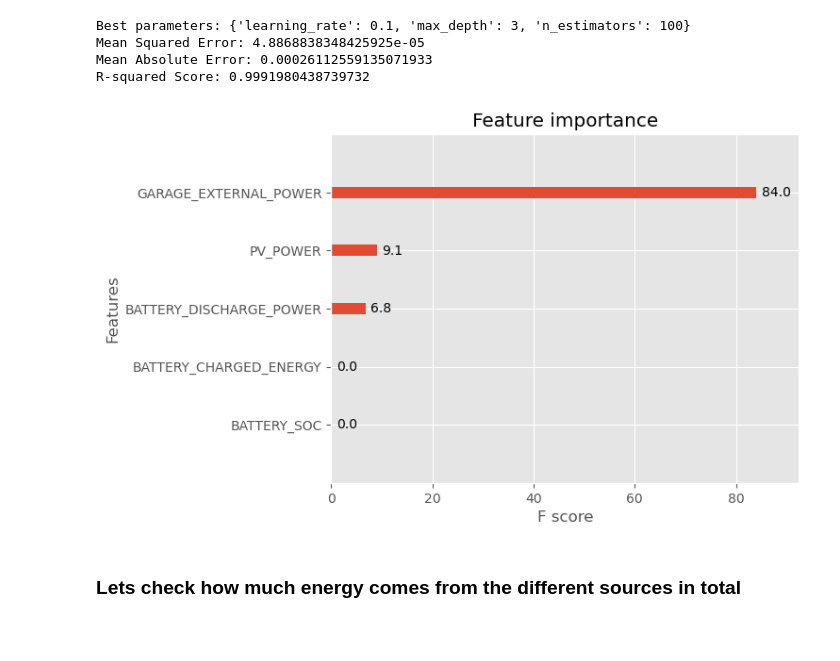
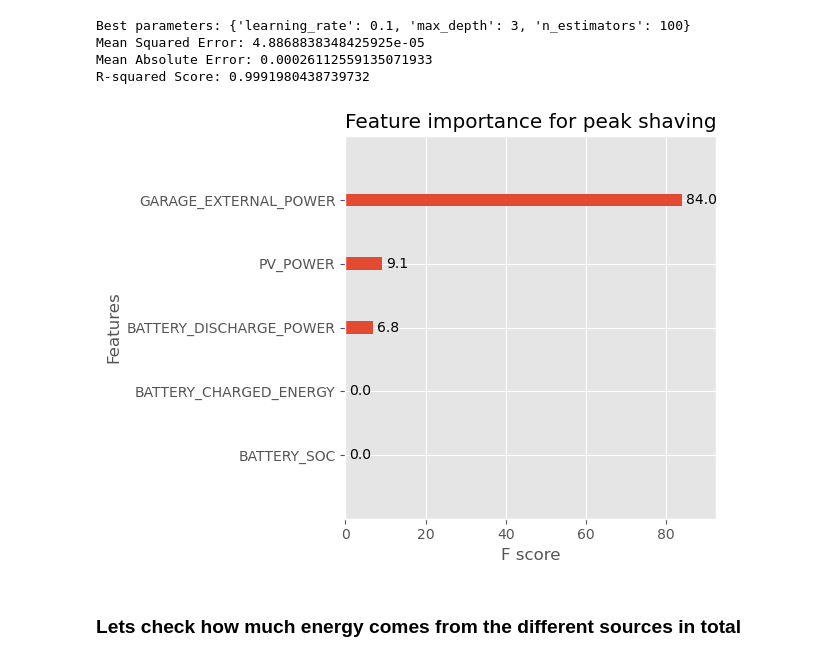
Before and after one commit to SanchoSamba/DS-project, a Jupyter notebook: explor_Adam_Rychert.ipynb, the cells around one changed output. Drawn from its saved outputs; the diff is of its cells as text; code cells hidden in the pictures; blank space fills up the shorter version.

```diff
--- a/explor_Adam_Rychert.ipynb
+++ b/explor_Adam_Rychert.ipynb
@@ -910,6 +946,8 @@ print('Maximum BATTERY_SOC when Peak_Shaving is True:', max_battery_soc)
 Average BATTERY_SOC when Peak_Shaving is True: 35.27068832173241
 Minimum BATTERY_SOC when Peak_Shaving is True: 7.5
 Maximum BATTERY_SOC when Peak_Shaving is True: 54.5
+# %%
+ds_static = ds_static.drop(['DRAWN_FROM'], axis=1)
 # %%
 from sklearn.model_selection import train_test_split, GridSearchCV
 from xgboost import XGBRegressor
@@ -969,16 +1007,19 @@ R-squared Score: 0.9991980438739732
 # %%
 # Get feature importance
 importance = best_model.get_booster().get_score(importance_type='total_gain')
 
 # Normalize the values to get percentages
 total = sum(importance.values())
 importance = {k: round((v / total) * 100, 1) for k, v in importance.items()}
 
 # Plot feature importance
 xgb.plot_importance(importance)
+plt.title('Feature importance for peak shaving')
+plt.tight_layout()
+plt.savefig('fi_peak.pdf')
 plt.show()
 # %% [output]
-[figure, old version]
+[figure, new version]
 # %% [markdown]
 ### Lets check how much energy comes from the different sources in total
 # %%
```
Also changed, not shown: parts of 12 cells of this notebook, 3 other files.
